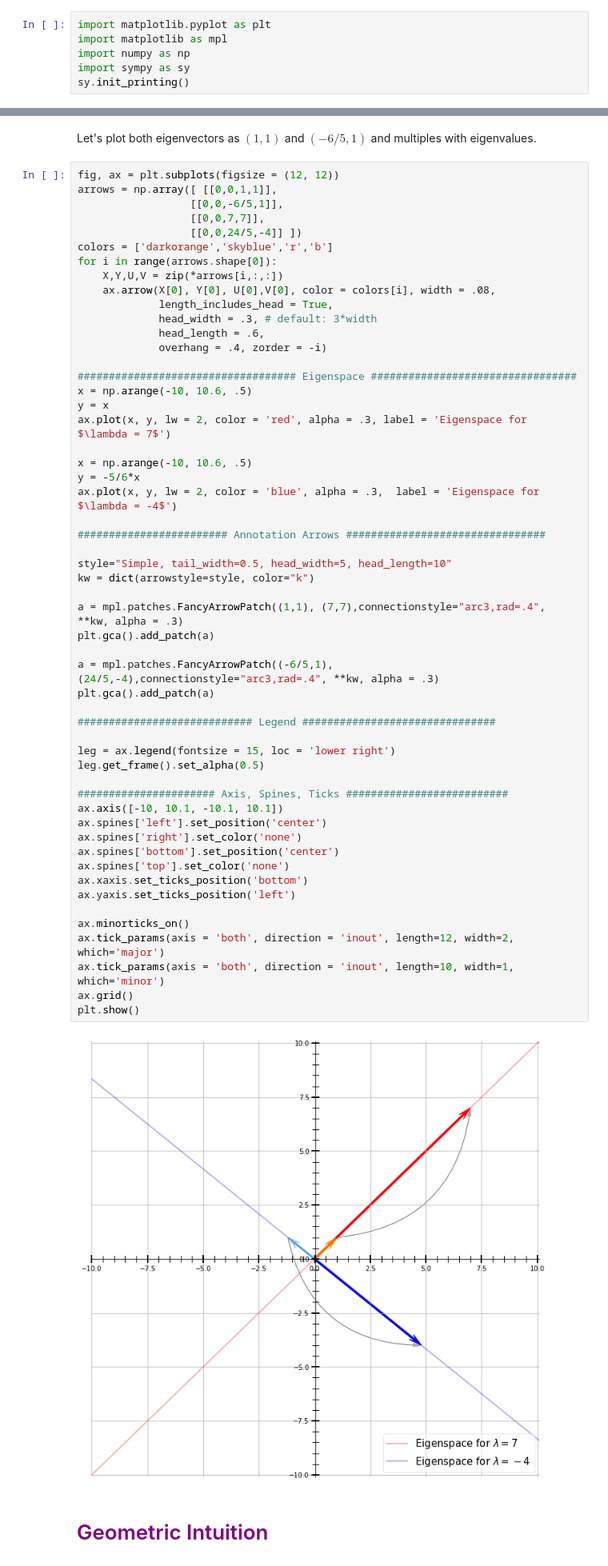
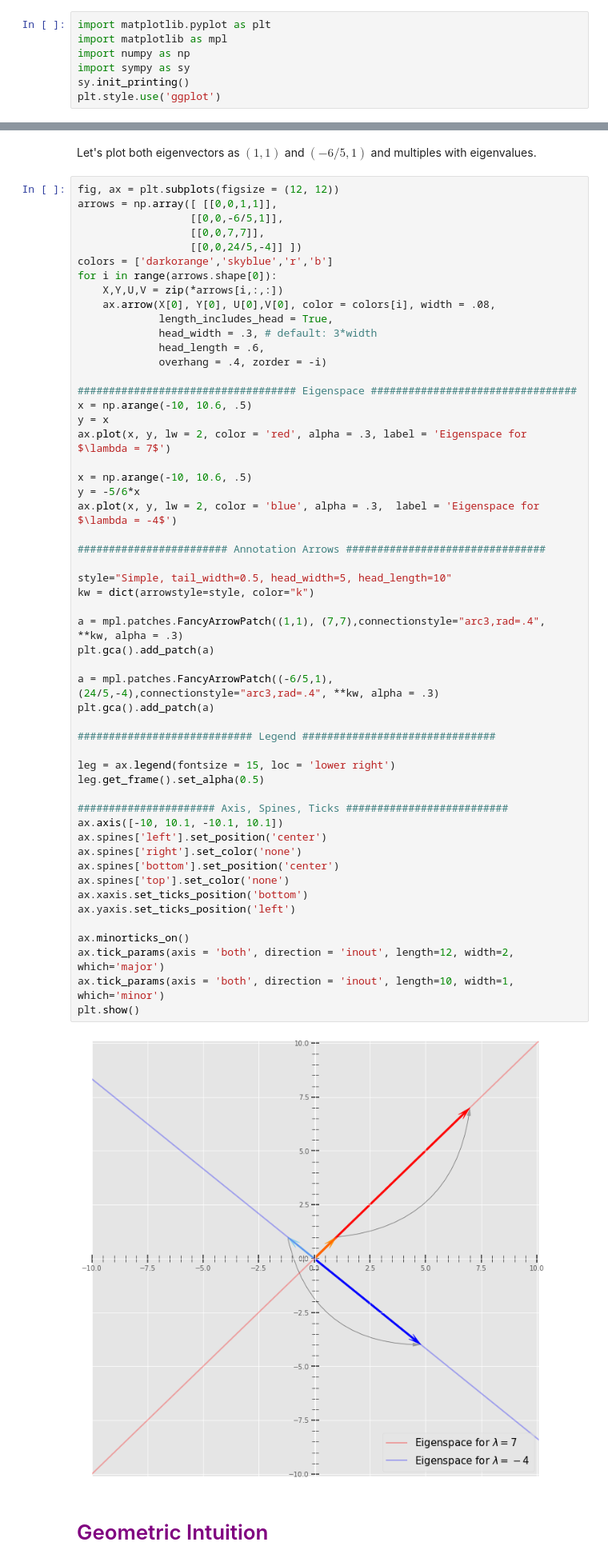
Before and after one commit to weijie-chen/Linear-Algebra-With-Python, a Jupyter notebook: Chapter 12 - Eigenvalues and Eigenvectors.ipynb, the cells around one changed output, grey strips where cells are left out. Shown at 80% size. Drawn from its saved outputs; the diff is of its cells as text.

```diff
--- a/Chapter 12 - Eigenvalues and Eigenvectors.ipynb
+++ b/Chapter 12 - Eigenvalues and Eigenvectors.ipynb
@@ -4,6 +4,7 @@ import matplotlib as mpl
 import numpy as np
 import sympy as sy
 sy.init_printing()
+plt.style.use('ggplot')
 # %%
 np.set_printoptions(precision=3)
 np.set_printoptions(suppress=True)
@@ -341,35 +343,34 @@ ax.plot(x, y, lw = 2, color = 'blue', alpha = .3,  label = 'Eigenspace for $\lam
 ######################## Annotation Arrows ################################
 
 style="Simple, tail_width=0.5, head_width=5, head_length=10"
 kw = dict(arrowstyle=style, color="k")
 
 a = mpl.patches.FancyArrowPatch((1,1), (7,7),connectionstyle="arc3,rad=.4", **kw, alpha = .3)
 plt.gca().add_patch(a)
 
 a = mpl.patches.FancyArrowPatch((-6/5,1), (24/5,-4),connectionstyle="arc3,rad=.4", **kw, alpha = .3)
 plt.gca().add_patch(a)
 
 ############################ Legend ###############################
 
 leg = ax.legend(fontsize = 15, loc = 'lower right')
 leg.get_frame().set_alpha(0.5)
 
 ###################### Axis, Spines, Ticks ##########################
 ax.axis([-10, 10.1, -10.1, 10.1])
 ax.spines['left'].set_position('center')
 ax.spines['right'].set_color('none')
 ax.spines['bottom'].set_position('center')
 ax.spines['top'].set_color('none')
 ax.xaxis.set_ticks_position('bottom')
 ax.yaxis.set_ticks_position('left')
 
 ax.minorticks_on()
 ax.tick_params(axis = 'both', direction = 'inout', length=12, width=2, which='major')
 ax.tick_params(axis = 'both', direction = 'inout', length=10, width=1, which='minor')
-ax.grid()
 plt.show()
 # %% [output]
-[figure, old version]
+[figure, new version]
 # %% [markdown]
 # <font face="gotham" color="purple"> Geometric Intuition
 # %% [markdown]
```
Also changed, not shown: parts of 19 cells of this notebook, 1 other file.
